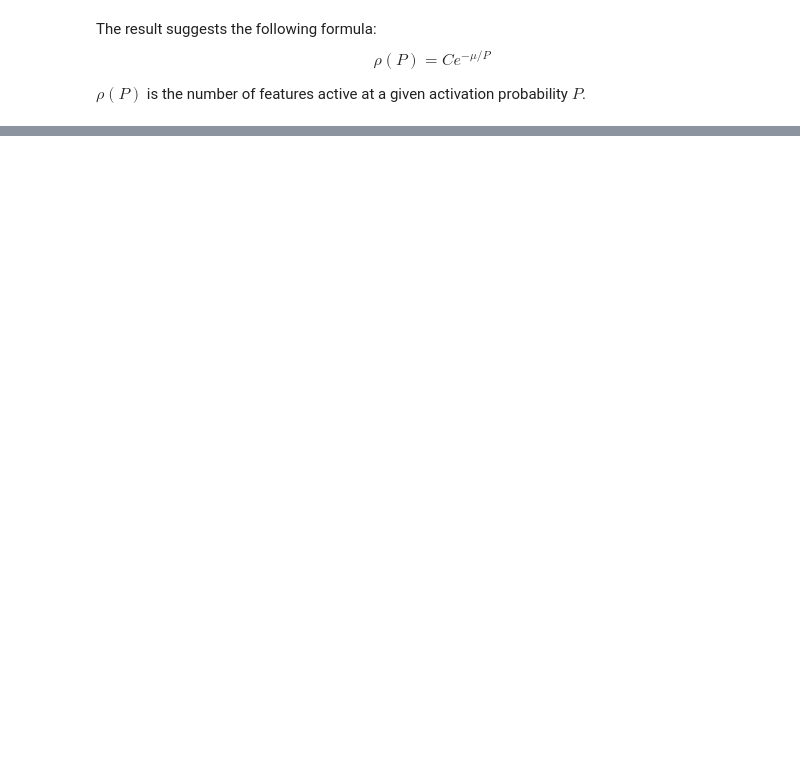
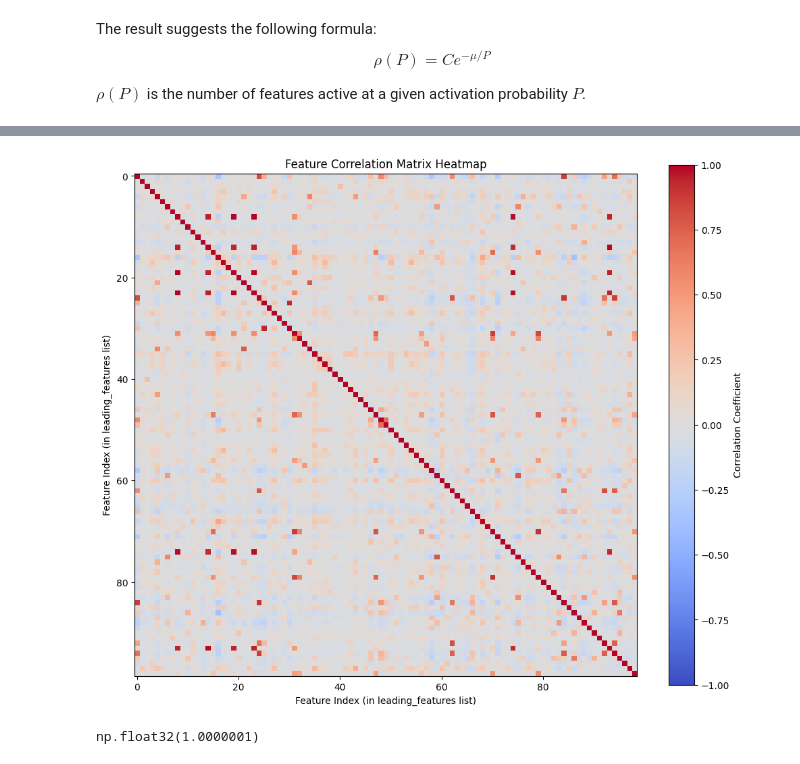
Before and after one commit to XiaoliangQi/sae-analysis, a Jupyter notebook: feature_analysis.ipynb, the cells around one changed output, grey strips where cells are left out. Saved outputs shown, nothing was run; the diff lists cells and outputs as text; code cells hidden in the pictures; blank space fills up the shorter version.

```diff
--- a/feature_analysis.ipynb
+++ b/feature_analysis.ipynb
@@ -112,0 +283,14 @@ $\rho(P)$ is the number of features active at a given activation probability $P$
+# %%
+# Heatmap of correlation matrix
+plt.figure(figsize=(12, 10))
+plt.imshow(corr_matrix.numpy(), cmap='coolwarm', vmin=-1, vmax=1)
+plt.colorbar(label='Correlation Coefficient')
+plt.title("Feature Correlation Matrix Heatmap")
+plt.xlabel("Feature Index (in leading_features list)")
+plt.ylabel("Feature Index (in leading_features list)")
+plt.show()
+
+np.max(corr_matrix.numpy())
+# %% [output]
+[figure, added]
+np.float32(1.0000001)
```
Also changed, not shown: parts of 8 cells of this notebook, 3 other files.
